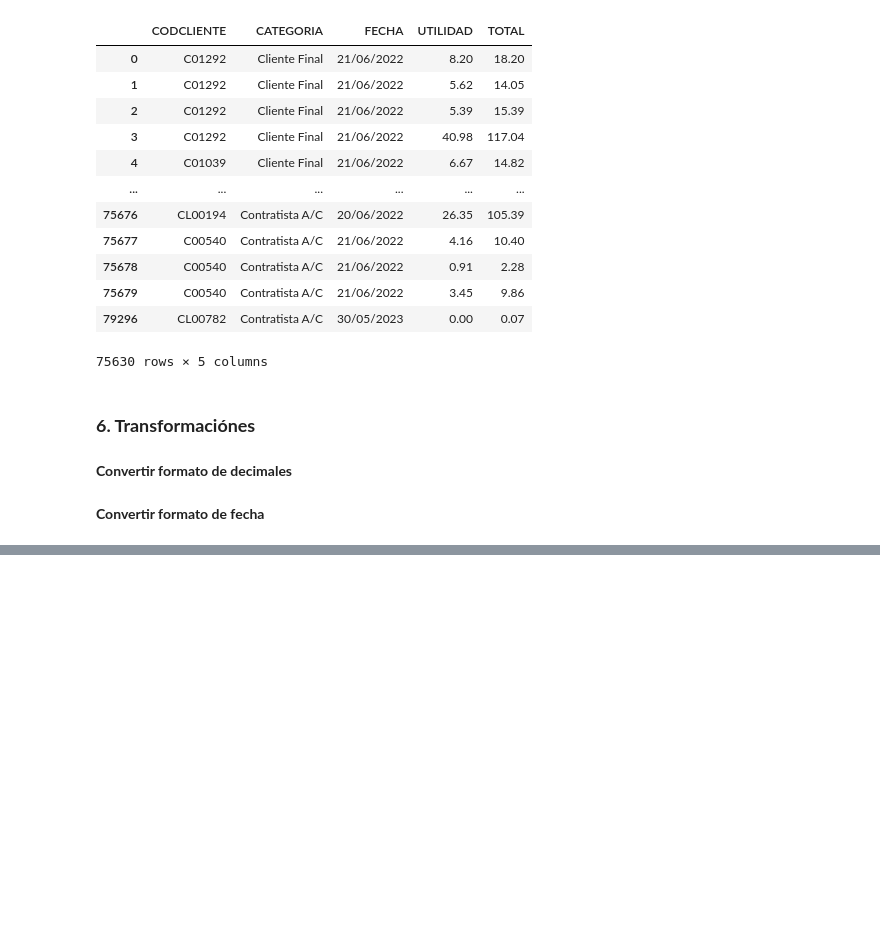
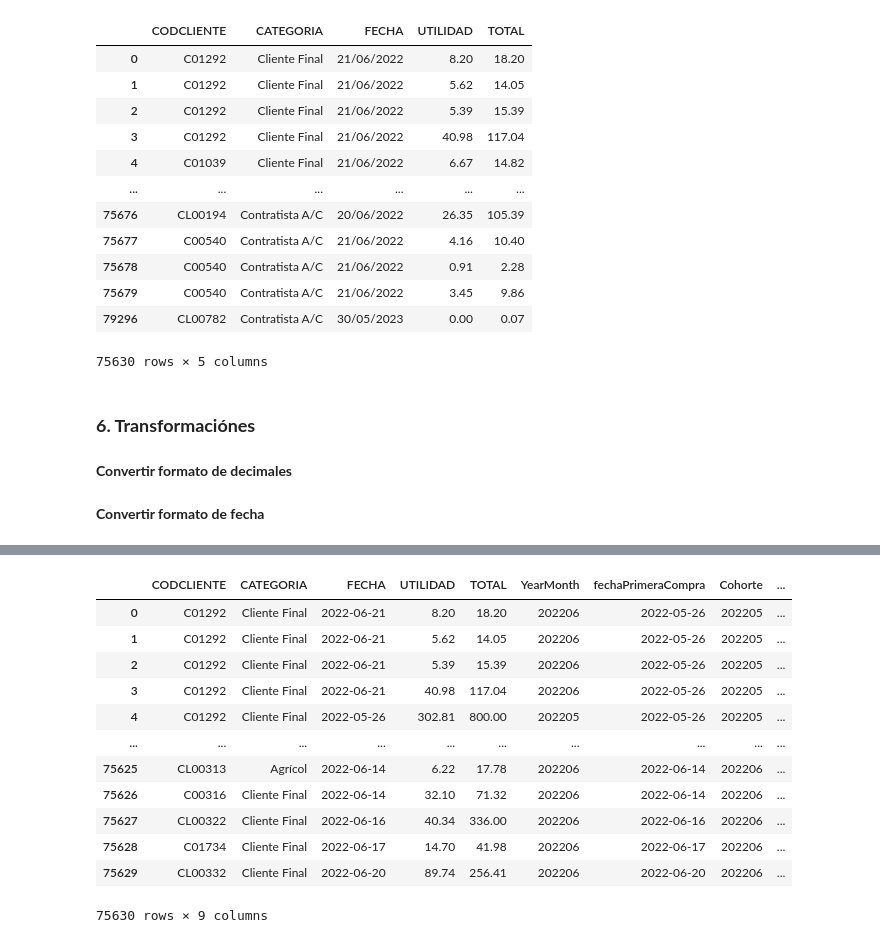
Before and after one commit to JuanPerezMolina/machine_learning_analisis_ventas_cohortes, a Jupyter notebook: 240315-1_machine_learning_analisis_ventas_cohortes.ipynb, the cells around one changed output, grey strips where cells are left out. Cells and saved outputs as stored; diff of their text form; code cells hidden in the pictures; blank space fills up the shorter version.

```diff
--- a/240315-1_machine_learning_analisis_ventas_cohortes.ipynb
+++ b/240315-1_machine_learning_analisis_ventas_cohortes.ipynb
@@ -271,0 +456,11 @@ ventas_df.UTILIDAD.hist(bins = 100);
+# %%
+#create a dataframe contaning CustomerID and first purchase date
+primera_compra = ventas_clientes_df.groupby('CODCLIENTE').FECHA.min().reset_index()
+primera_compra.columns = ['CODCLIENTE','fechaPrimeraCompra']
+primera_compra['Cohorte'] = primera_compra['fechaPrimeraCompra'].map(lambda date: 100*date.year + date.month)
+
+#merge first purchase date column to our main dataframe (tx_uk)
+ventas_clientes_df = pd.merge(ventas_clientes_df, primera_compra, on='CODCLIENTE')
+
+
+ventas_clientes_df.head()
@@ -271,0 +506,16 @@ ventas_df.UTILIDAD.hist(bins = 100);
+# %%
+ventas_clientes_df
+# %% [output]
+|  | CODCLIENTE | CATEGORIA | FECHA | UTILIDAD | TOTAL | YearMonth | fechaPrimeraCompra | Cohorte | ... |
+| 0 | C01292 | Cliente Final | 2022-06-21 | 8.20 | 18.20 | 202206 | 2022-05-26 | 202205 | ... |
+| 1 | C01292 | Cliente Final | 2022-06-21 | 5.62 | 14.05 | 202206 | 2022-05-26 | 202205 | ... |
+| 2 | C01292 | Cliente Final | 2022-06-21 | 5.39 | 15.39 | 202206 | 2022-05-26 | 202205 | ... |
+| 3 | C01292 | Cliente Final | 2022-06-21 | 40.98 | 117.04 | 202206 | 2022-05-26 | 202205 | ... |
+| 4 | C01292 | Cliente Final | 2022-05-26 | 302.81 | 800.00 | 202205 | 2022-05-26 | 202205 | ... |
+| ... | ... | ... | ... | ... | ... | ... | ... | ... | ... |
+| 75625 | CL00313 | Agrícol | 2022-06-14 | 6.22 | 17.78 | 202206 | 2022-06-14 | 202206 | ... |
+| 75626 | C00316 | Cliente Final | 2022-06-14 | 32.10 | 71.32 | 202206 | 2022-06-14 | 202206 | ... |
+| 75627 | CL00322 | Cliente Final | 2022-06-16 | 40.34 | 336.00 | 202206 | 2022-06-16 | 202206 | ... |
+| 75628 | C01734 | Cliente Final | 2022-06-17 | 14.70 | 41.98 | 202206 | 2022-06-17 | 202206 | ... |
+| 75629 | CL00332 | Cliente Final | 2022-06-20 | 89.74 | 256.41 | 202206 | 2022-06-20 | 202206 | ... |
+75630 rows × 9 columns
```
Also changed, not shown: parts of 46 cells of this notebook, 2 other files.
